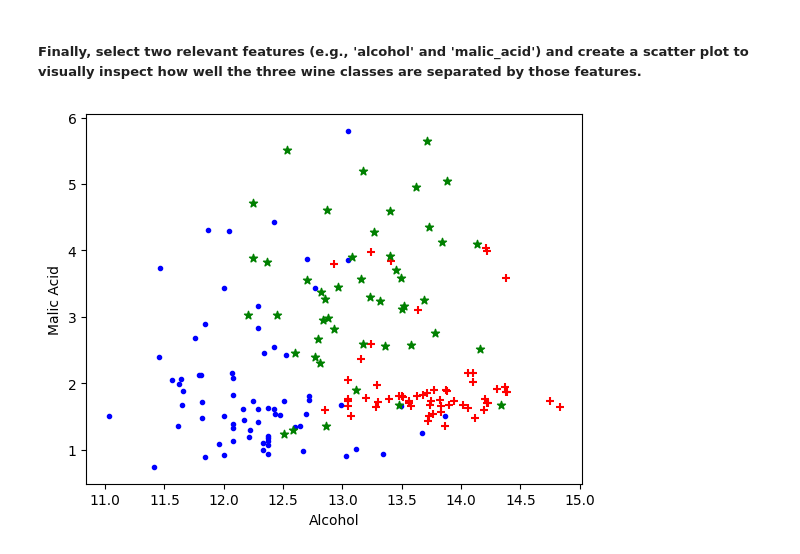
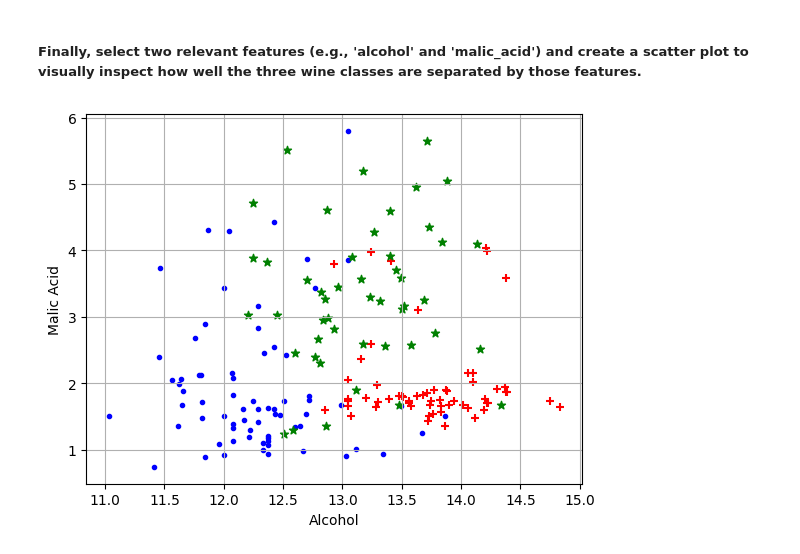
Before and after one commit to abidkk/NUML-Programming-, a Jupyter notebook: AI_code_Tasks/Tasks/Lab6/task1.ipynb, the cells around one changed output. Cells and saved outputs as stored; diff of their text form; code cells hidden in the pictures.

```diff
--- a/AI_code_Tasks/Tasks/Lab6/task1.ipynb
+++ b/AI_code_Tasks/Tasks/Lab6/task1.ipynb
@@ -99,11 +99,11 @@ knn.score(X_test,y_test)
 # %%
 import matplotlib.pyplot as plt
 plt.xlabel('Alcohol')
 plt.ylabel('Malic Acid')
 plt.scatter(wine_c1['alcohol'],wine_c1['malic_acid'],color='red',marker='+')
 plt.scatter(wine_c2['alcohol'],wine_c2['malic_acid'],color='blue',marker='.')
 plt.scatter(wine_c3['alcohol'],wine_c3['malic_acid'],color='green',marker='*')
-
+plt.grid(True)  # Add grid
 plt.show()
 # %% [output]
-[figure, old version]
+[figure, new version]
```
